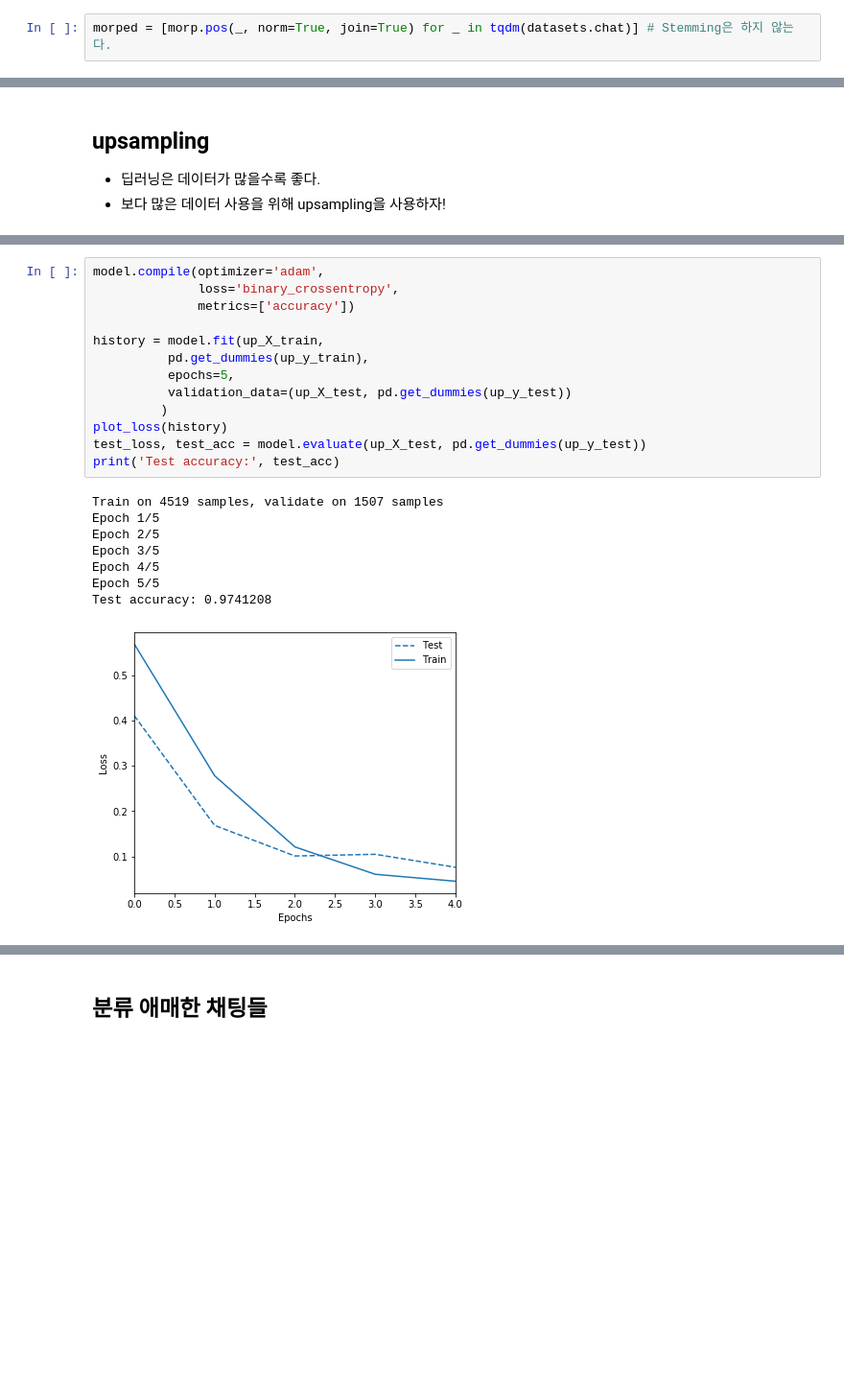
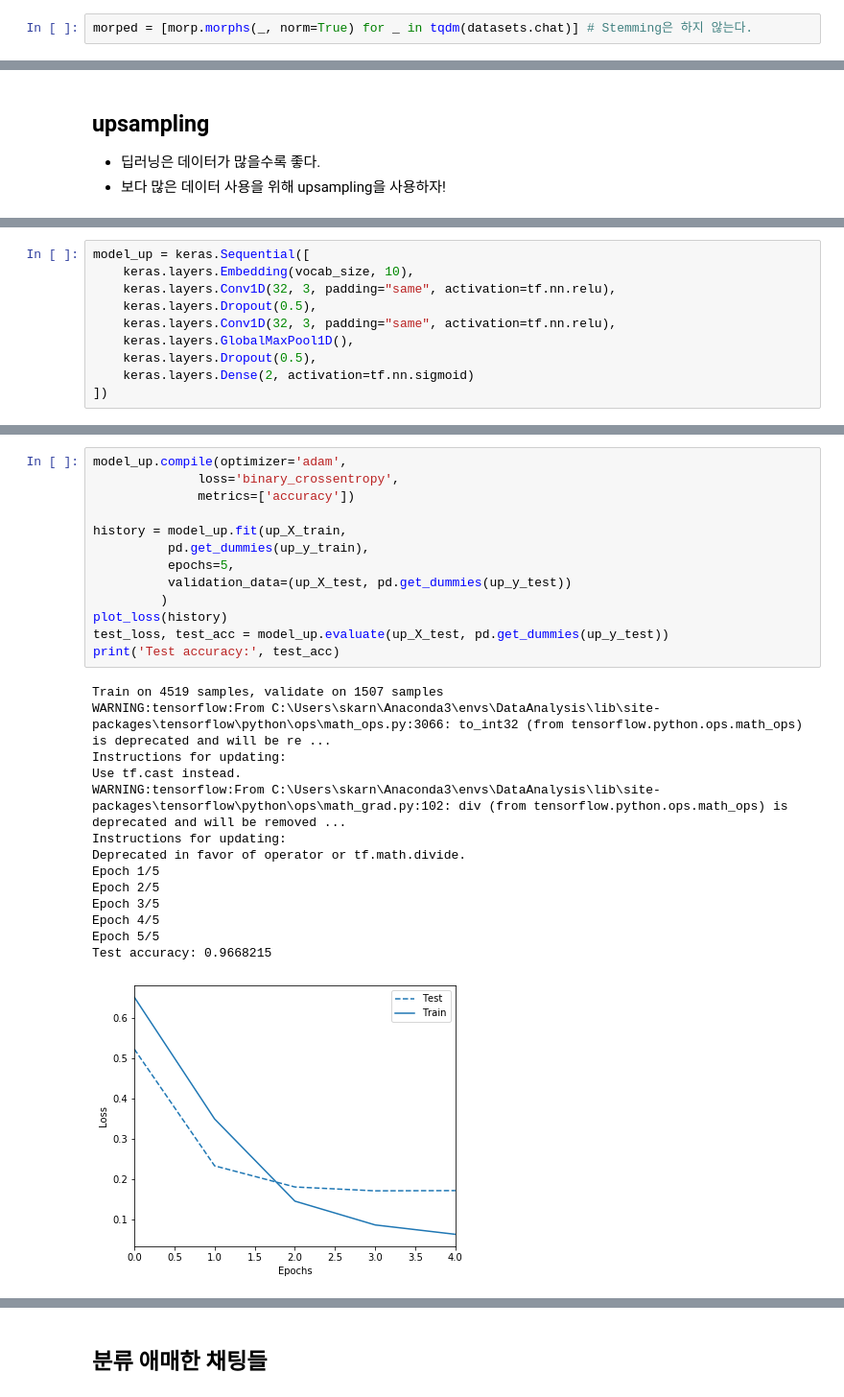
Before and after one commit to bigdata-3-group/korea-3, a Jupyter notebook: src/NLP/morp_prototype_model.ipynb, the cells around one changed output, grey strips where cells are left out. Shown at 96% size. Drawn from its saved outputs; the diff is of its cells as text; blank space fills up the shorter version.

Commit message:
load and execute model

```diff
--- a/src/NLP/morp_prototype_model.ipynb
+++ b/src/NLP/morp_prototype_model.ipynb
@@ -80,7 +78,7 @@ please file a ticket with the developer.
 
   """)
 # %%
-morped = [morp.pos(_, norm=True, join=True) for _ in tqdm(datasets.chat)] # Stemming은 하지 않는다.
+morped = [morp.morphs(_, norm=True) for _ in tqdm(datasets.chat)] # Stemming은 하지 않는다.
 # %%
 morped[:5]
 # %% [output]
@@ -306,0 +234,10 @@ len(up_y), up_y.sum()
+# %%
+model_up = keras.Sequential([
+    keras.layers.Embedding(vocab_size, 10),
+    keras.layers.Conv1D(32, 3, padding="same", activation=tf.nn.relu),
+    keras.layers.Dropout(0.5),
+    keras.layers.Conv1D(32, 3, padding="same", activation=tf.nn.relu),
+    keras.layers.GlobalMaxPool1D(),
+    keras.layers.Dropout(0.5),
+    keras.layers.Dense(2, activation=tf.nn.sigmoid)
+])
@@ -307,24 +251,30 @@ len(up_y), up_y.sum()
 # %%
-model.compile(optimizer='adam',
+model_up.compile(optimizer='adam',
               loss='binary_crossentropy',
               metrics=['accuracy'])
 
-history = model.fit(up_X_train,
+history = model_up.fit(up_X_train,
           pd.get_dummies(up_y_train),
           epochs=5,
           validation_data=(up_X_test, pd.get_dummies(up_y_test))
          )
 plot_loss(history)
-test_loss, test_acc = model.evaluate(up_X_test, pd.get_dummies(up_y_test))
+test_loss, test_acc = model_up.evaluate(up_X_test, pd.get_dummies(up_y_test))
 print('Test accuracy:', test_acc)
 # %% [output]
 Train on 4519 samples, validate on 1507 samples
+WARNING:tensorflow:From C:\Users\skarn\Anaconda3\envs\DataAnalysis\lib\site-packages\tensorflow\python\ops\math_ops.py:3066: to_int32 (from tensorflow.python.ops.math_ops) is deprecated and will be re ...
+Instructions for updating:
+Use tf.cast instead.
+WARNING:tensorflow:From C:\Users\skarn\Anaconda3\envs\DataAnalysis\lib\site-packages\tensorflow\python\ops\math_grad.py:102: div (from tensorflow.python.ops.math_ops) is deprecated and will be removed ...
+Instructions for updating:
+Deprecated in favor of operator or tf.math.divide.
 Epoch 1/5
 Epoch 2/5
 Epoch 3/5
 Epoch 4/5
 Epoch 5/5
-Test accuracy: 0.9741208
+Test accuracy: 0.9668215
-[figure, old version]
+[figure, new version]
 # %%
 result = pd.DataFrame(np.apply_along_axis(index_to_text, 1, up_X_test))
```
Also changed, not shown: parts of 28 cells of this notebook, 4 other files.
